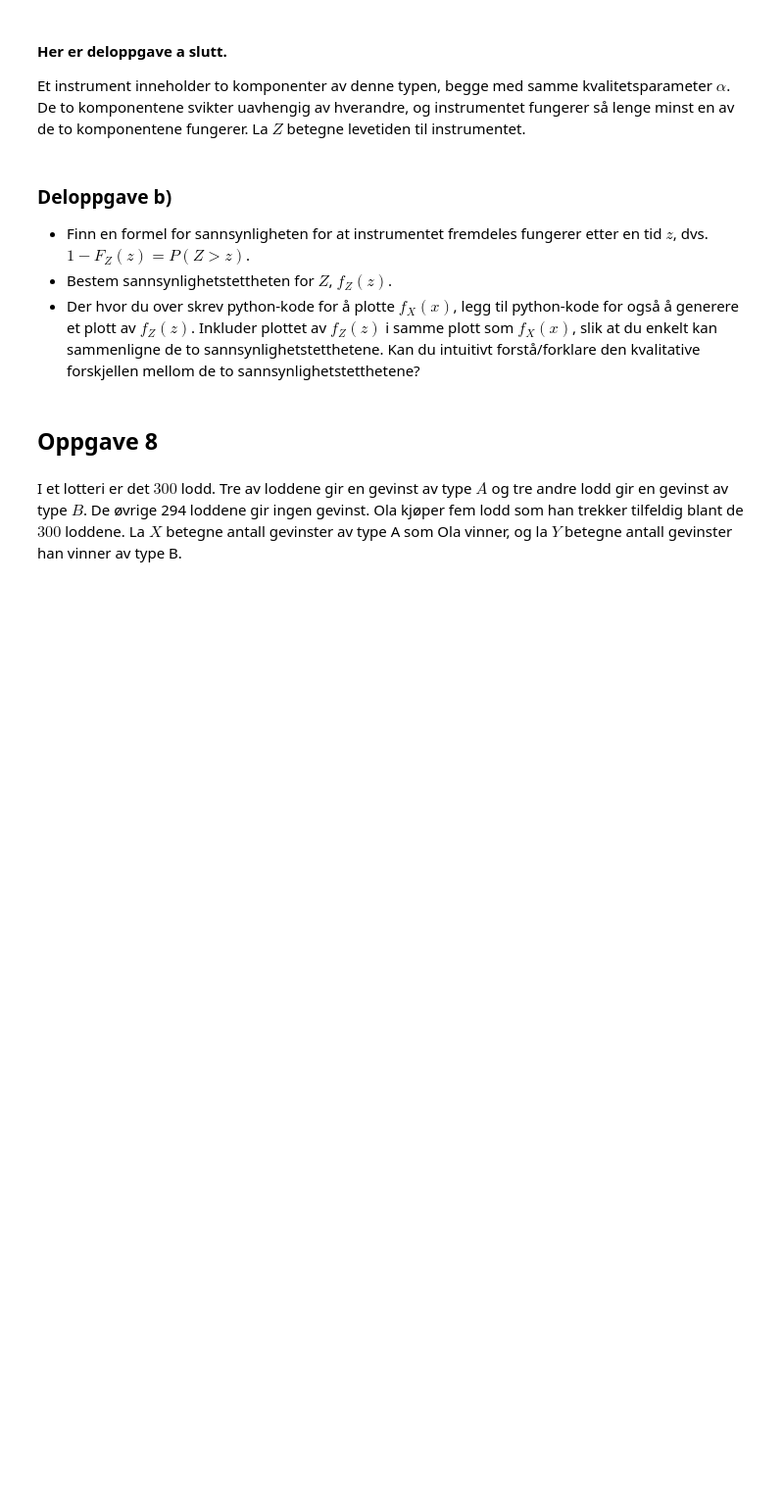
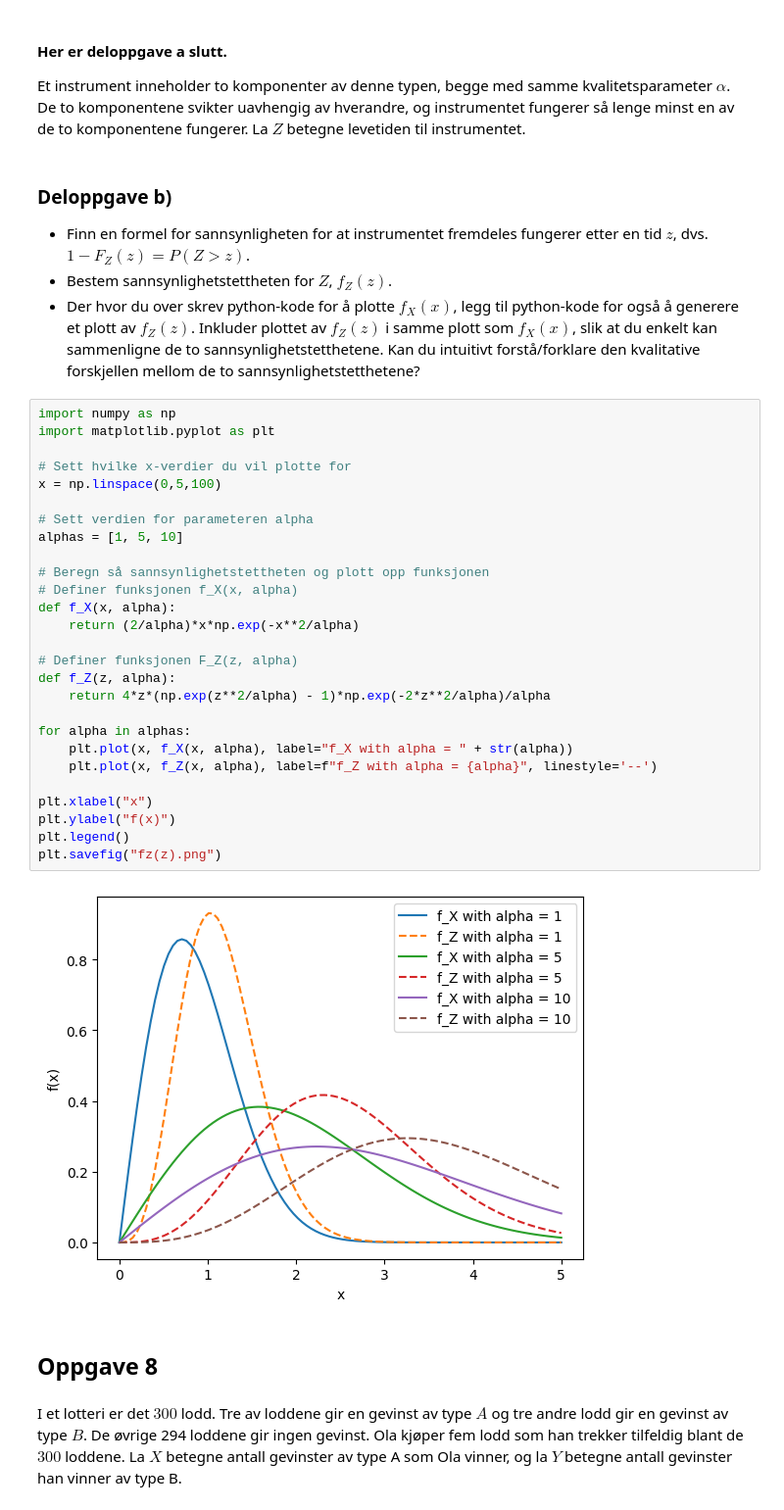
Before and after one commit to erikbohne/TMA4245_Statistics, a Jupyter notebook: pset1/pset1.ipynb, the cells around one changed output. Shown at 98% size. Saved outputs shown, nothing was run; the diff lists cells and outputs as text; blank space fills up the shorter version.

```diff
--- a/pset1/pset1.ipynb
+++ b/pset1/pset1.ipynb
@@ -192,6 +192,35 @@ De to komponentene svikter uavhengig av hverandre, og instrumentet fungerer så
 * Finn en formel for sannsynligheten for at instrumentet fremdeles fungerer etter en tid $z$, dvs. $1-F_Z(z)=P(Z > z)$.
 * Bestem sannsynlighetstettheten for $Z$, $f_Z(z)$.
 * Der hvor du over skrev python-kode for å plotte $f_X(x)$, legg til python-kode for også å generere et plott av $f_Z(z)$. Inkluder plottet av $f_Z(z)$ i samme plott som $f_X(x)$, slik at du enkelt kan sammenligne de to sannsynlighetstetthetene. Kan du intuitivt forstå/forklare den kvalitative forskjellen mellom de to sannsynlighetstetthetene?
+# %%
+import numpy as np
+import matplotlib.pyplot as plt
+
+# Sett hvilke x-verdier du vil plotte for
+x = np.linspace(0,5,100)
+
+# Sett verdien for parameteren alpha
+alphas = [1, 5, 10]
+
+# Beregn så sannsynlighetstettheten og plott opp funksjonen
+# Definer funksjonen f_X(x, alpha)
+def f_X(x, alpha):
+    return (2/alpha)*x*np.exp(-x**2/alpha)
+
+# Definer funksjonen F_Z(z, alpha)
+def f_Z(z, alpha):
+    return 4*z*(np.exp(z**2/alpha) - 1)*np.exp(-2*z**2/alpha)/alpha
+
+for alpha in alphas:
+    plt.plot(x, f_X(x, alpha), label="f_X with alpha = " + str(alpha))
+    plt.plot(x, f_Z(x, alpha), label=f"f_Z with alpha = {alpha}", linestyle='--')
+
+plt.xlabel("x")
+plt.ylabel("f(x)")
+plt.legend()
+plt.savefig("fz(z).png")
+# %% [output]
+[figure, added]
 # %% [markdown]
 ## Oppgave 8
 # %% [markdown]
```
Also changed, not shown: 1 other file.
